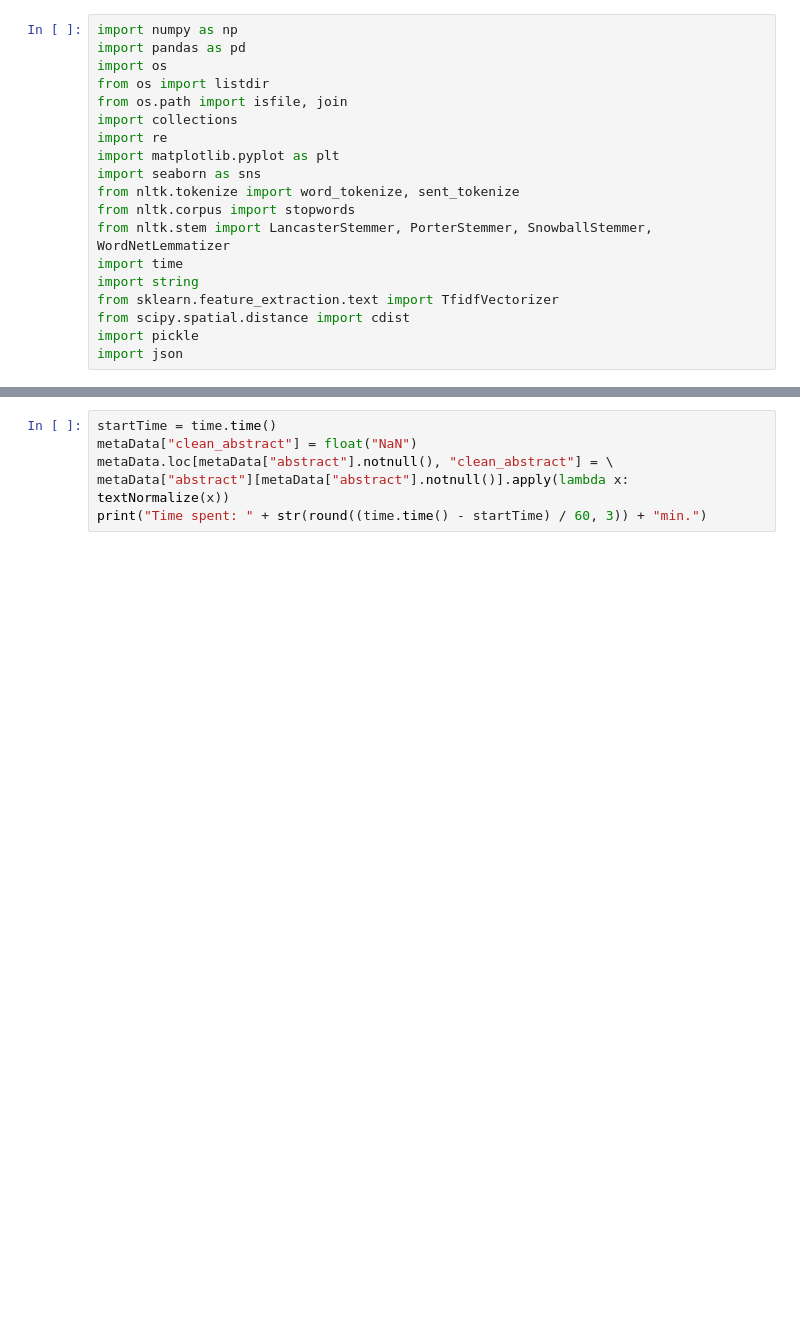
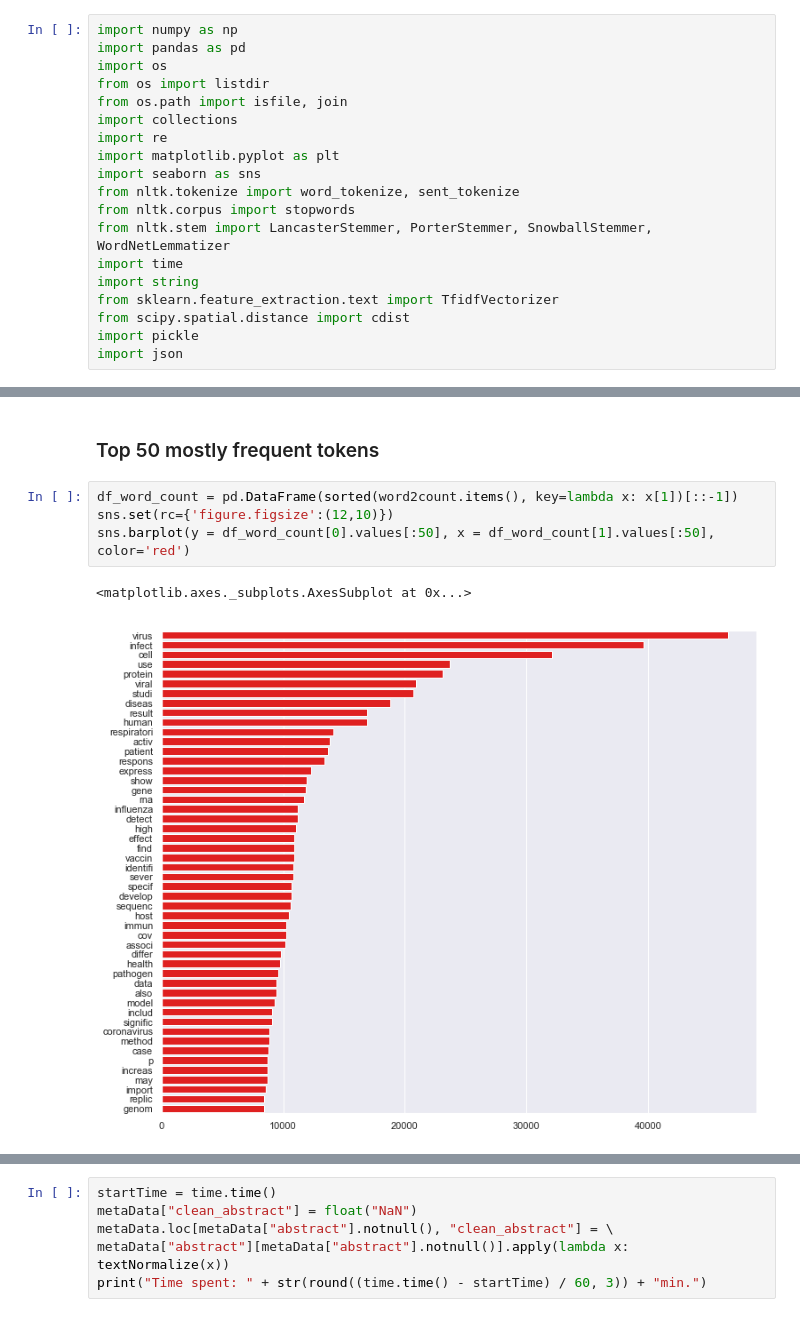
Before and after one commit to evasnow1992/kaggleCOVID-19, a Jupyter notebook: task_related_literature_retrieval_tfidf.ipynb, the cells around one changed output, grey strips where cells are left out. Saved outputs shown, nothing was run; the diff lists cells and outputs as text; blank space fills up the shorter version.

```diff
--- a/task_related_literature_retrieval_tfidf.ipynb
+++ b/task_related_literature_retrieval_tfidf.ipynb
@@ -23,0 +175,9 @@ Two-level tf-idf literature retrieval.
+# %% [markdown]
+### Top 50 mostly frequent tokens
+# %%
+df_word_count = pd.DataFrame(sorted(word2count.items(), key=lambda x: x[1])[::-1])
+sns.set(rc={'figure.figsize':(12,10)})
+sns.barplot(y = df_word_count[0].values[:50], x = df_word_count[1].values[:50], color='red')
+# %% [output]
+<matplotlib.axes._subplots.AxesSubplot at 0x...>
+[figure, added]
```
Also changed, not shown: parts of 66 cells of this notebook, 1 other file.
